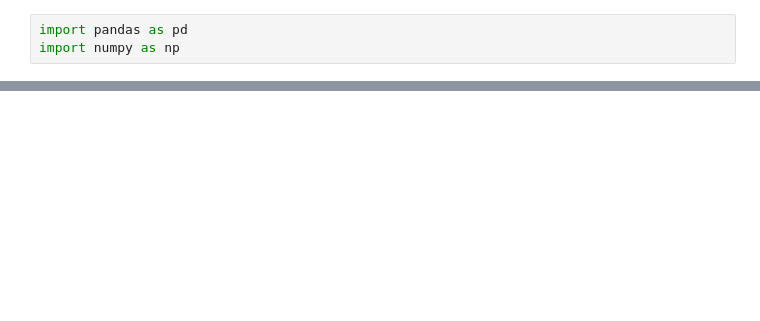
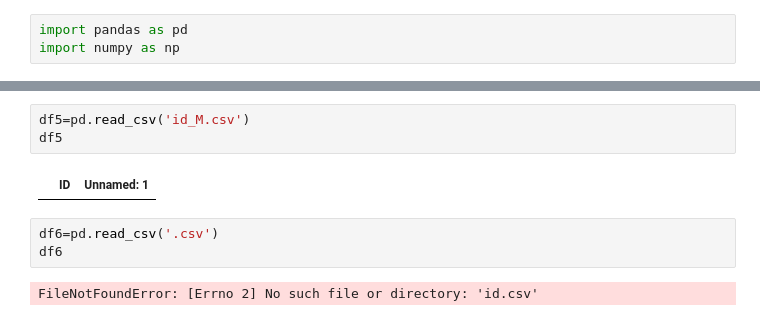
Before and after one commit to LinearRegressionML/Phase2-1-Home-Price-Predict, a Jupyter notebook: T4/Digikala.ipynb, the cells around one changed output, grey strips where cells are left out. Drawn from its saved outputs; the diff is of its cells as text; blank space fills up the shorter version.

```diff
--- a/T4/Digikala.ipynb
+++ b/T4/Digikala.ipynb
@@ -58,0 +129,10 @@ f
+# %%
+df5=pd.read_csv('id_M.csv')
+df5
+# %% [output]
+|  | ID | Unnamed: 1 |
+# %%
+df6=pd.read_csv('.csv')
+df6
+# %% [output]
+FileNotFoundError: [Errno 2] No such file or directory: 'id.csv'
```
Also changed, not shown: parts of 13 cells of this notebook.
